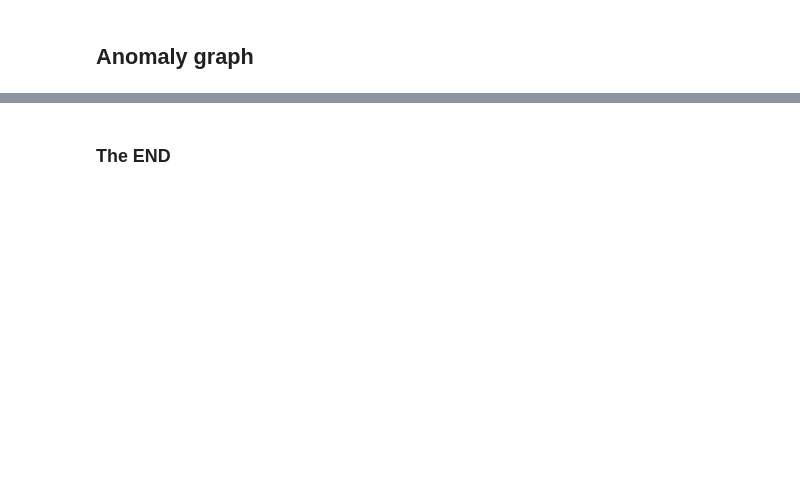
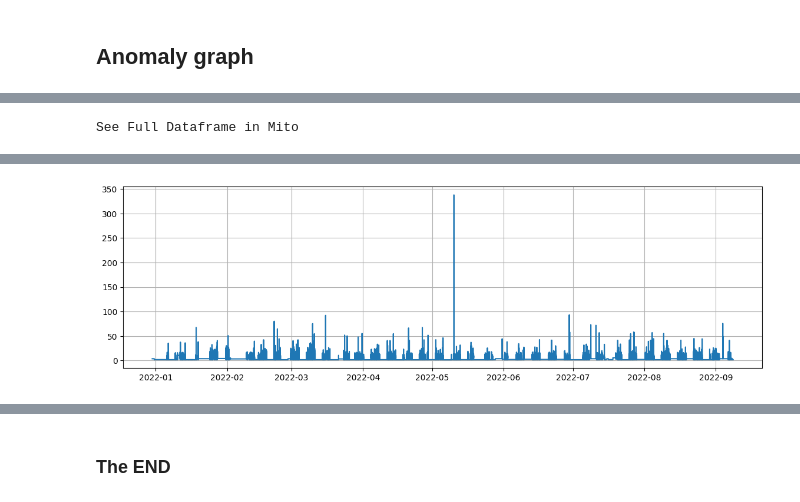
Before and after one commit to emmanueliarussi/DU-DeepLearning, a Jupyter notebook: tf-RNN/07_E2E_anomlydetector.ipynb, the cells around one changed output, grey strips where cells are left out. Saved outputs shown, nothing was run; the diff lists cells and outputs as text; code cells hidden in the pictures; blank space fills up the shorter version.

```diff
--- a/tf-RNN/07_E2E_anomlydetector.ipynb
+++ b/tf-RNN/07_E2E_anomlydetector.ipynb
@@ -162,11 +236,12 @@ models = []
 model = tf.keras.Sequential([
     # Take the last time-step.
     # Shape [batch, time, features] => [batch, 1, features]
-    tf.keras.layers.Lambda(lambda x: x[:, -1:, :])
-    ] + ts_utils.getCommonLayer(ouput_len, ouput_feat_len),
+    #layers.Flatten(input_shape= input_shape),
+    layers.Lambda(lambda x: x[:, -1:, :]),
+    ]+ ts_utils.getCommonLayer(output_len, output_feat_len),
     name = "Linear"
 )
-models.append(model)
+models[model.name] = {"model": model}
 # %%
 # LSTM Model
 model = tf.keras.Sequential([
@@ -419,0 +540,30 @@ for i, c in enumerate(ydf.columns):
+# %%
+from ts_anom_utils import compute_scores
+
+if not modelp.get('train_predictions', None):
+    y1, yhat1 = ts_utils.model_predict( model , window_trn100)
+y1, yhat1 = modelp['train_predictions']
+
+if not modelp.get('test_predictions', None):
+    y2, yhat2 = ts_utils.model_predict( model , window_tst100)
+y2, yhat2 = modelp['test_predictions']
+
+
+ydf1 = pd.DataFrame(y1, columns=scaler.feature_names_in_[label_slice])
+pdf1 = pd.DataFrame(yhat1, columns=scaler.feature_names_in_[label_slice])
+
+ydf2 = pd.DataFrame(y2, columns=scaler.feature_names_in_[label_slice])
+pdf2 = pd.DataFrame(yhat2, columns=scaler.feature_names_in_[label_slice])
+
+
+#ydf = scaler.inverse_transform(ydf)
+#pdf = scaler.inverse_transform(pdf)
+ret1, error1, se1, errorDF1, escaler1, fscore1 = compute_scores(ydf1, pdf1, errorDF= None)
+ret2, error2, se2, errorDF2, escaler2, fscore2 = compute_scores(ydf2, pdf2, errorDF= None)
+
+idx1 = df_trn.index[0:len(ret1)]
+idx2 = df_tst.index[0:len(ret2)]
+plt.plot(df_trn.index[0:len(ret1)], ret1.norm_score)
+errorDF1
+# %% [output]
+See Full Dataframe in Mito
@@ -419,0 +582 @@ for i, c in enumerate(ydf.columns):
+[figure, added]
```
Also changed, not shown: parts of 24 cells of this notebook, 12 other files.
